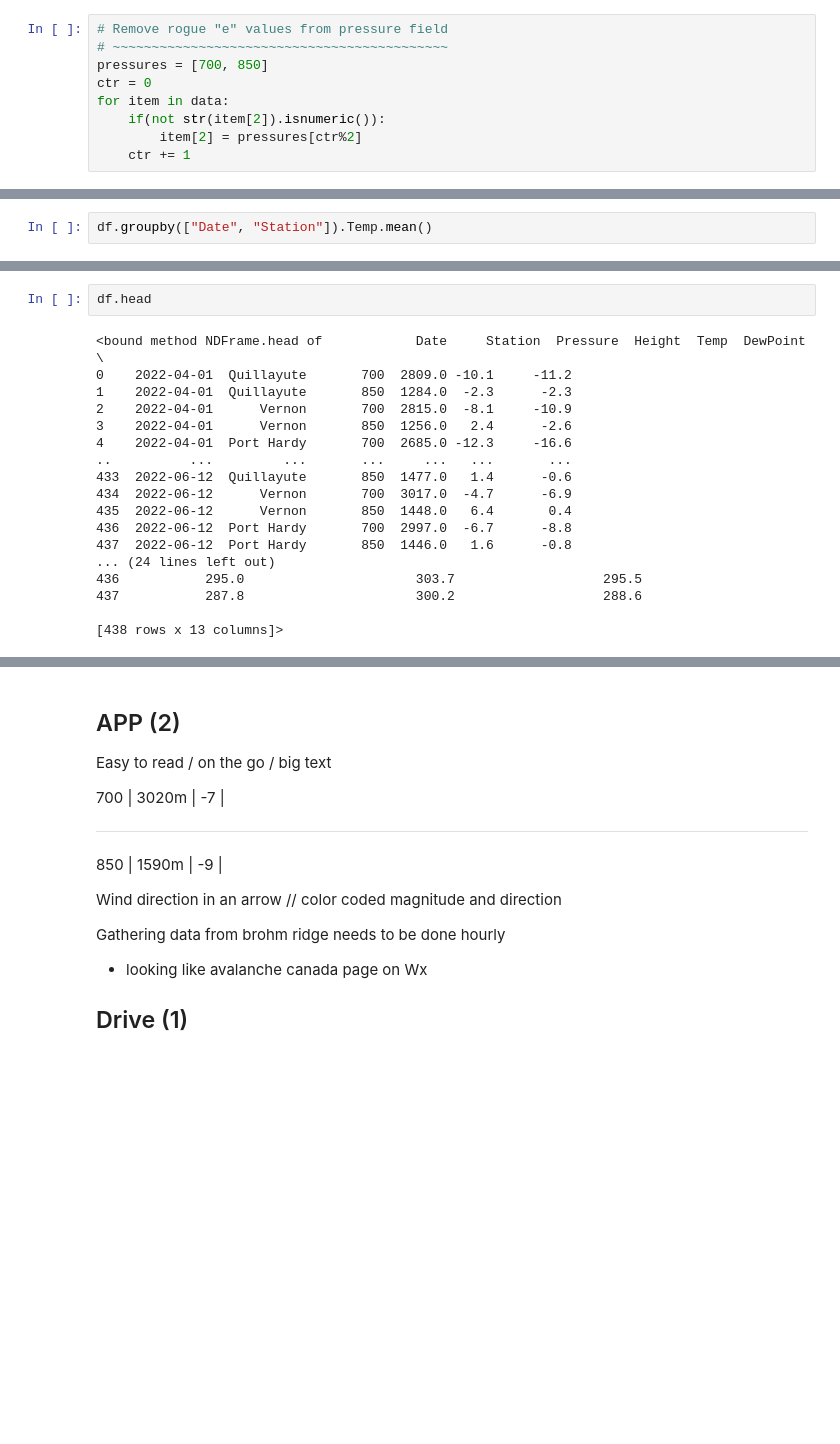
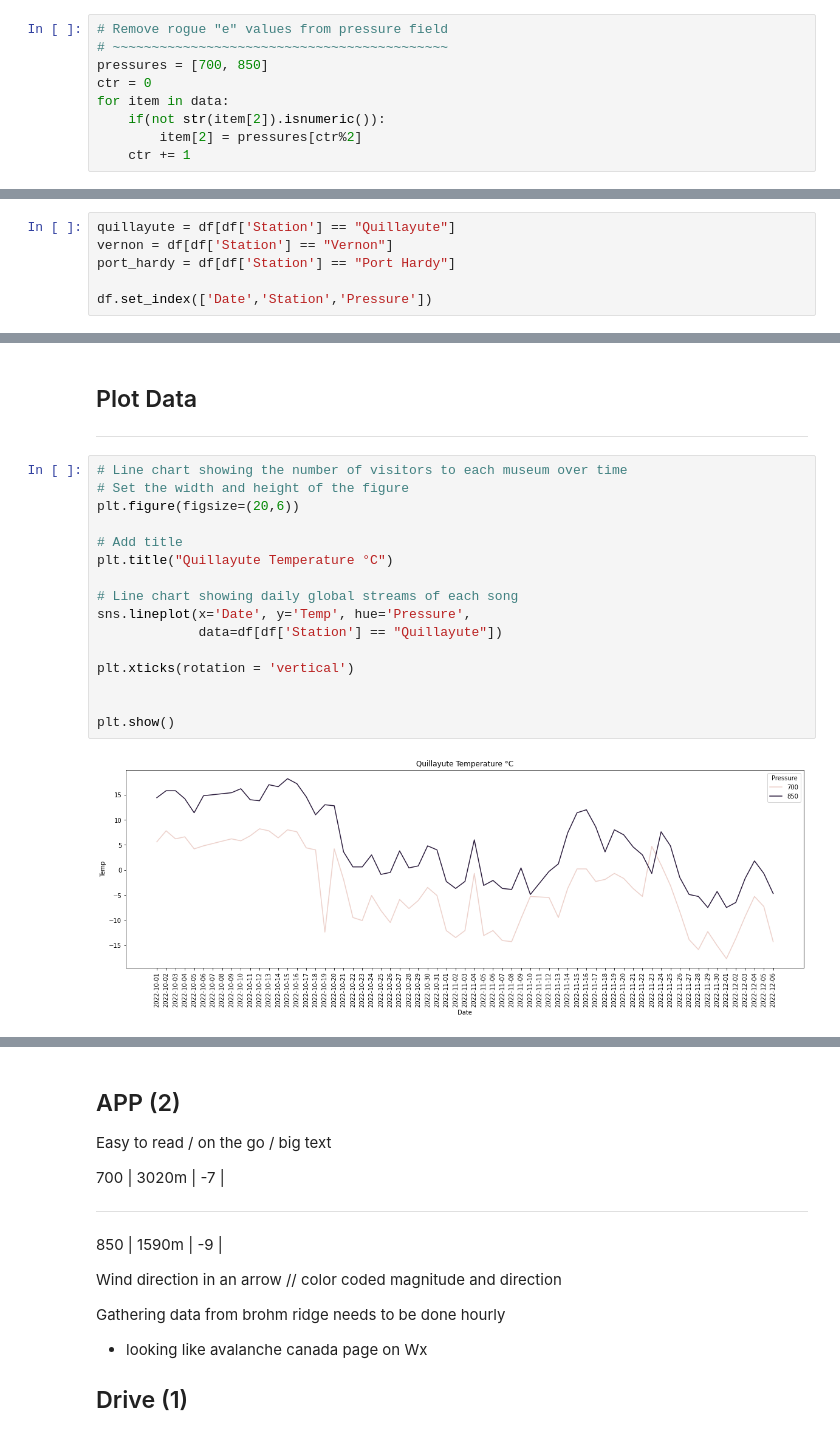
Before and after one commit to lck3nny/AuroraBC, a Jupyter notebook: Scraper/Scraper.ipynb, the cells around one changed output, grey strips where cells are left out. Drawn from its saved outputs; the diff is of its cells as text; blank space fills up the shorter version.

Commit message:
fixed issue with URL creation and implemented basic temp graph for single location

```diff
--- a/Scraper/Scraper.ipynb
+++ b/Scraper/Scraper.ipynb
@@ -146,3 +220,7 @@ RangeIndex(start=0, stop=438, step=1)
 # %%
-df.groupby(["Date", "Station"]).Temp.mean()
+quillayute = df[df['Station'] == "Quillayute"]
+vernon = df[df['Station'] == "Vernon"]
+port_hardy = df[df['Station'] == "Port Hardy"]
+
+df.set_index(['Date','Station','Pressure'])
 # %% [output]
@@ -162,20 +241,21 @@ Name: Temp, Length: 219, dtype: float64
-# %%
-df.head
-# %% [output]
-<bound method NDFrame.head of            Date     Station  Pressure  Height  Temp  DewPoint  \
-0    2022-04-01  Quillayute       700  2809.0 -10.1     -11.2
-1    2022-04-01  Quillayute       850  1284.0  -2.3      -2.3
-2    2022-04-01      Vernon       700  2815.0  -8.1     -10.9
-3    2022-04-01      Vernon       850  1256.0   2.4      -2.6
-4    2022-04-01  Port Hardy       700  2685.0 -12.3     -16.6
-..          ...         ...       ...     ...   ...       ...
-433  2022-06-12  Quillayute       850  1477.0   1.4      -0.6
-434  2022-06-12      Vernon       700  3017.0  -4.7      -6.9
-435  2022-06-12      Vernon       850  1448.0   6.4       0.4
-436  2022-06-12  Port Hardy       700  2997.0  -6.7      -8.8
-437  2022-06-12  Port Hardy       850  1446.0   1.6      -0.8
-... (24 lines left out)
-436           295.0                      303.7                   295.5
-437           287.8                      300.2                   288.6
-
-[438 rows x 13 columns]>
+# %% [markdown]
+## Plot Data
+---
+# %%
+# Line chart showing the number of visitors to each museum over time
+# Set the width and height of the figure
+plt.figure(figsize=(20,6))
+
+# Add title
+plt.title("Quillayute Temperature °C")
+
+# Line chart showing daily global streams of each song
+sns.lineplot(x='Date', y='Temp', hue='Pressure',
+             data=df[df['Station'] == "Quillayute"])
+
+plt.xticks(rotation = 'vertical')
+
+
+plt.show()
+# %% [output]
+[figure, added]
```
Also changed, not shown: parts of 22 cells of this notebook, 4 other files.
